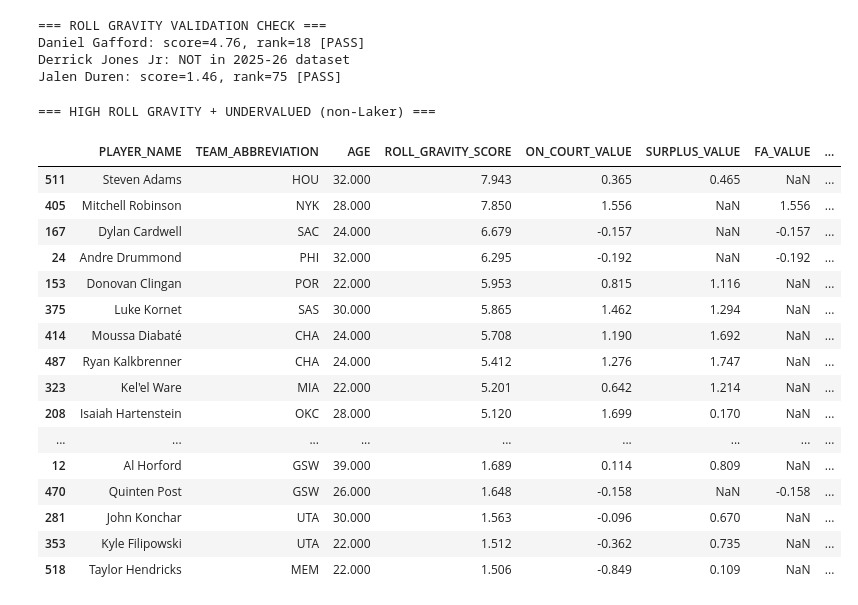
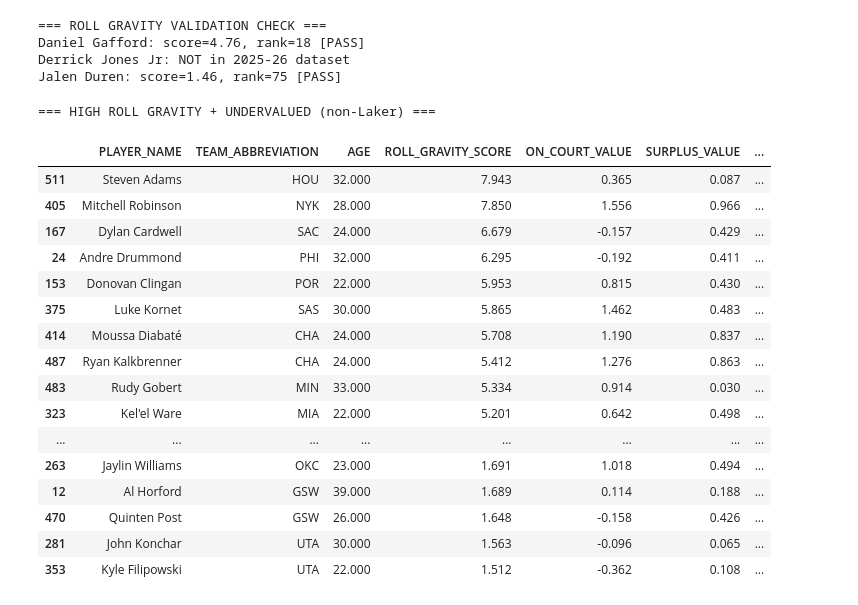
Before and after one commit to suveer-dhawan/lakers-trade-engine, a Jupyter notebook: notebooks/04_player_valuation.ipynb, the cells around one changed output. Saved outputs shown, nothing was run; the diff lists cells and outputs as text; code cells hidden in the pictures.

Commit message:
remodelled player valuation phase 1.5

```diff
--- a/notebooks/04_player_valuation.ipynb
+++ b/notebooks/04_player_valuation.ipynb
@@ -746,35 +759,33 @@ Jalen Duren: score=1.46, rank=75 [PASS]
 # %%
 # High roll gravity AND undervalued (the best trade targets for rim depth)
 print('=== HIGH ROLL GRAVITY + UNDERVALUED (non-Laker) ===')
 rg_surplus = df[
     df['ROLL_GRAVITY_SCORE'].notna() &
     (df['ROLL_GRAVITY_SCORE'] > 1.5) &
-    (
-        (df['SURPLUS_VALUE'].notna() & (df['SURPLUS_VALUE'] > 0)) |
-        (df['IS_FREE_AGENT'] & df['FA_VALUE'].notna() & (df['FA_VALUE'] > -0.5))
-    ) &
+    df['SURPLUS_VALUE'].notna() &
+    (df['SURPLUS_VALUE'] > 0) &
     (df['TEAM_ABBREVIATION'] != 'LAL')
 ]
 rg_surplus_cols = ['PLAYER_NAME', 'TEAM_ABBREVIATION', 'AGE', 'ROLL_GRAVITY_SCORE',
-                   'ON_COURT_VALUE', 'SURPLUS_VALUE', 'FA_VALUE', 'IS_FREE_AGENT']
+                   'ON_COURT_VALUE', 'SURPLUS_VALUE', 'IS_FREE_AGENT']
 avail_rgs = [c for c in rg_surplus_cols if c in rg_surplus.columns]
 rg_surplus.sort_values('ROLL_GRAVITY_SCORE', ascending=False)[avail_rgs]
 # %% [output]
 === HIGH ROLL GRAVITY + UNDERVALUED (non-Laker) ===
-|  | PLAYER_NAME | TEAM_ABBREVIATION | AGE | ROLL_GRAVITY_SCORE | ON_COURT_VALUE | SURPLUS_VALUE | FA_VALUE | ... |
-| 511 | Steven Adams | HOU | 32.000 | 7.943 | 0.365 | 0.465 | NaN | ... |
-| 405 | Mitchell Robinson | NYK | 28.000 | 7.850 | 1.556 | NaN | 1.556 | ... |
-| 167 | Dylan Cardwell | SAC | 24.000 | 6.679 | -0.157 | NaN | -0.157 | ... |
-| 24 | Andre Drummond | PHI | 32.000 | 6.295 | -0.192 | NaN | -0.192 | ... |
-| 153 | Donovan Clingan | POR | 22.000 | 5.953 | 0.815 | 1.116 | NaN | ... |
-| 375 | Luke Kornet | SAS | 30.000 | 5.865 | 1.462 | 1.294 | NaN | ... |
-| 414 | Moussa Diabaté | CHA | 24.000 | 5.708 | 1.190 | 1.692 | NaN | ... |
-| 487 | Ryan Kalkbrenner | CHA | 24.000 | 5.412 | 1.276 | 1.747 | NaN | ... |
-| 323 | Kel'el Ware | MIA | 22.000 | 5.201 | 0.642 | 1.214 | NaN | ... |
-| 208 | Isaiah Hartenstein | OKC | 28.000 | 5.120 | 1.699 | 0.170 | NaN | ... |
-| ... | ... | ... | ... | ... | ... | ... | ... | ... |
-| 12 | Al Horford | GSW | 39.000 | 1.689 | 0.114 | 0.809 | NaN | ... |
-| 470 | Quinten Post | GSW | 26.000 | 1.648 | -0.158 | NaN | -0.158 | ... |
-| 281 | John Konchar | UTA | 30.000 | 1.563 | -0.096 | 0.670 | NaN | ... |
-| 353 | Kyle Filipowski | UTA | 22.000 | 1.512 | -0.362 | 0.735 | NaN | ... |
-| 518 | Taylor Hendricks | MEM | 22.000 | 1.506 | -0.849 | 0.109 | NaN | ... |
+|  | PLAYER_NAME | TEAM_ABBREVIATION | AGE | ROLL_GRAVITY_SCORE | ON_COURT_VALUE | SURPLUS_VALUE | ... |
+| 511 | Steven Adams | HOU | 32.000 | 7.943 | 0.365 | 0.087 | ... |
+| 405 | Mitchell Robinson | NYK | 28.000 | 7.850 | 1.556 | 0.966 | ... |
+| 167 | Dylan Cardwell | SAC | 24.000 | 6.679 | -0.157 | 0.429 | ... |
+| 24 | Andre Drummond | PHI | 32.000 | 6.295 | -0.192 | 0.411 | ... |
+| 153 | Donovan Clingan | POR | 22.000 | 5.953 | 0.815 | 0.430 | ... |
+| 375 | Luke Kornet | SAS | 30.000 | 5.865 | 1.462 | 0.483 | ... |
+| 414 | Moussa Diabaté | CHA | 24.000 | 5.708 | 1.190 | 0.837 | ... |
+| 487 | Ryan Kalkbrenner | CHA | 24.000 | 5.412 | 1.276 | 0.863 | ... |
+| 483 | Rudy Gobert | MIN | 33.000 | 5.334 | 0.914 | 0.030 | ... |
+| 323 | Kel'el Ware | MIA | 22.000 | 5.201 | 0.642 | 0.498 | ... |
+| ... | ... | ... | ... | ... | ... | ... | ... |
+| 263 | Jaylin Williams | OKC | 23.000 | 1.691 | 1.018 | 0.494 | ... |
+| 12 | Al Horford | GSW | 39.000 | 1.689 | 0.114 | 0.188 | ... |
+| 470 | Quinten Post | GSW | 26.000 | 1.648 | -0.158 | 0.426 | ... |
+| 281 | John Konchar | UTA | 30.000 | 1.563 | -0.096 | 0.065 | ... |
+| 353 | Kyle Filipowski | UTA | 22.000 | 1.512 | -0.362 | 0.108 | ... |
```
Also changed, not shown: parts of 37 cells of this notebook, 4 other files.
